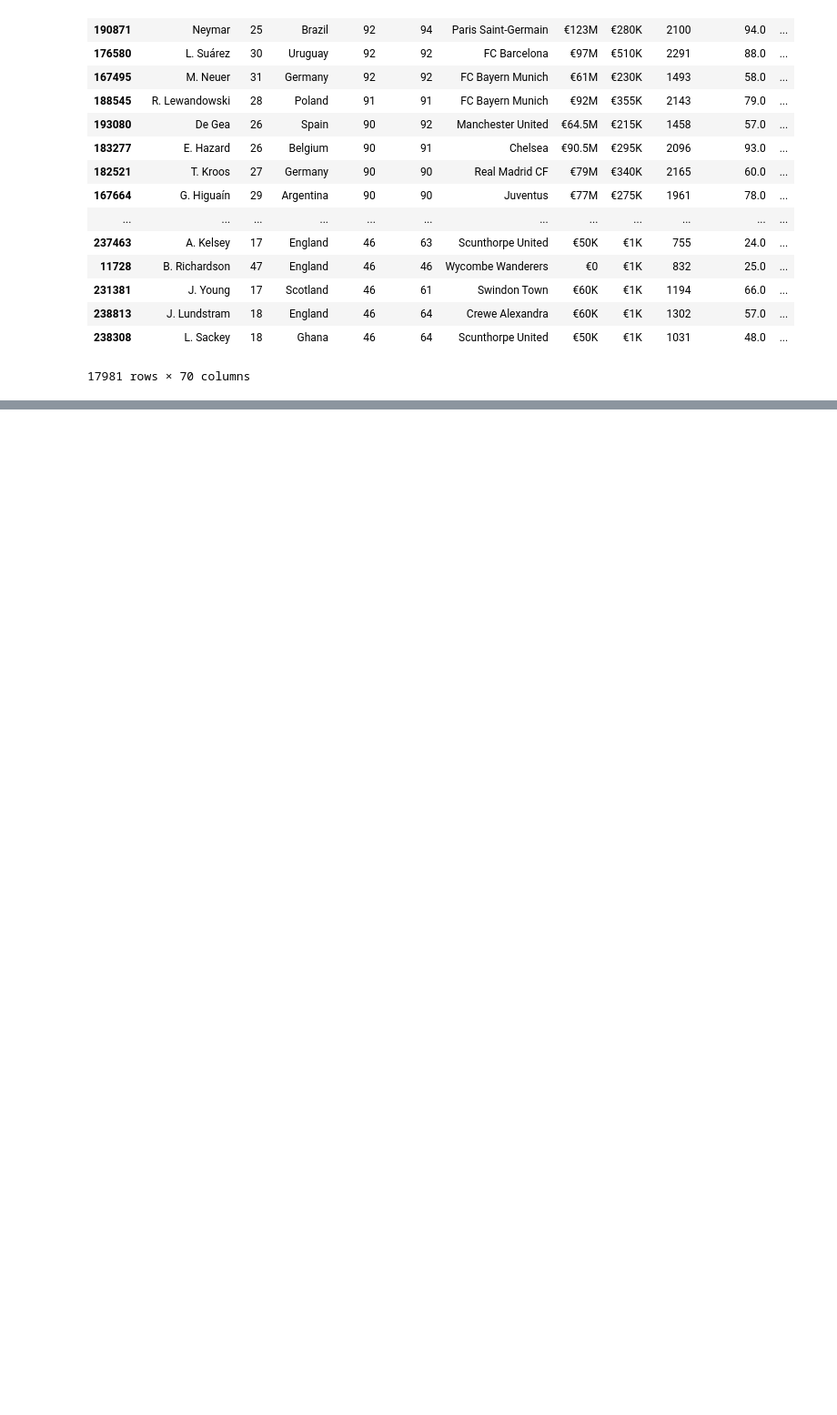
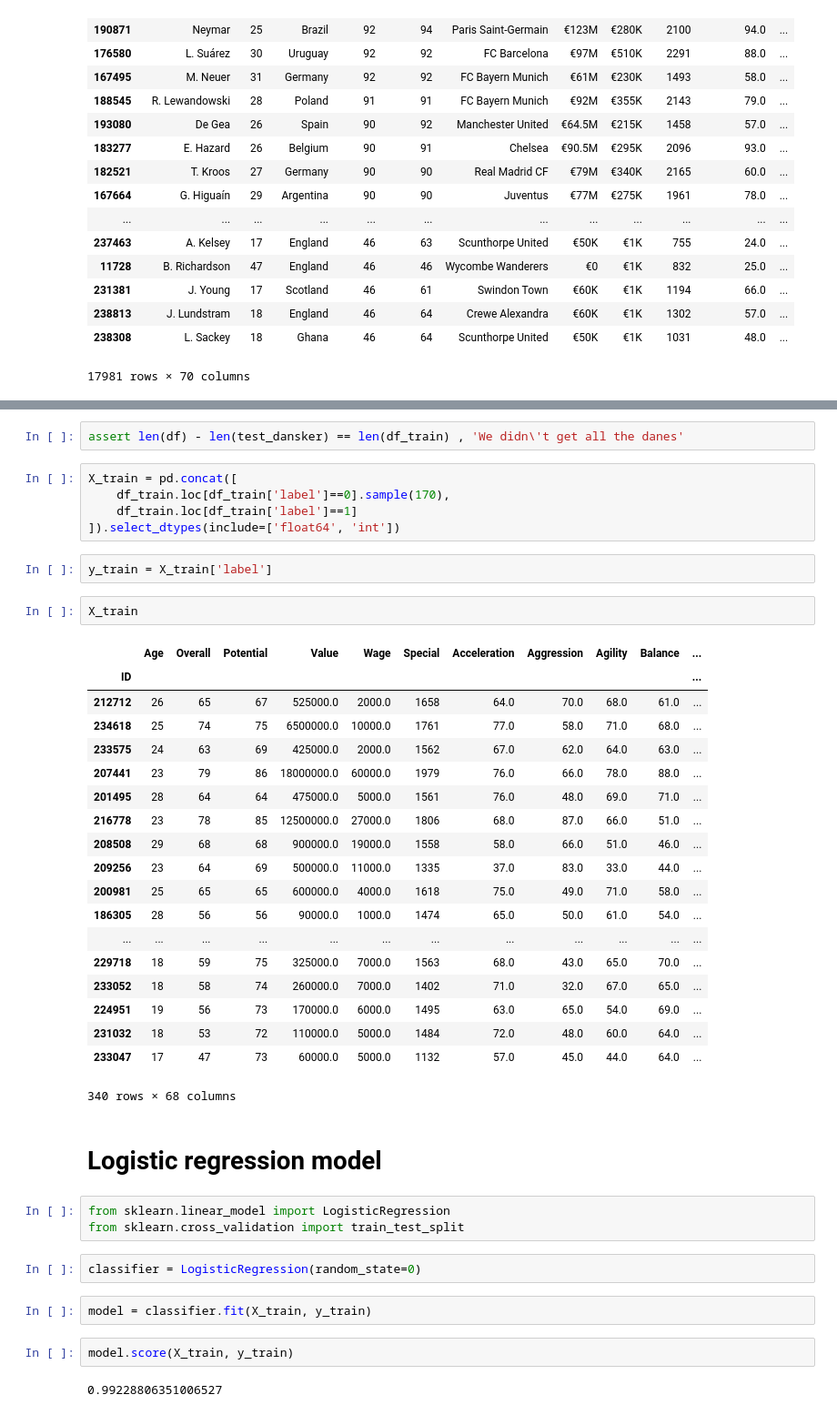
Before and after one commit to mssalvador/Fifa2018, a Jupyter notebook: Teknisk Tirsdag Tutorial.ipynb, the cells around one changed output, grey strips where cells are left out. Shown at 91% size. Drawn from its saved outputs; the diff is of its cells as text; blank space fills up the shorter version.

```diff
--- a/Teknisk Tirsdag Tutorial.ipynb
+++ b/Teknisk Tirsdag Tutorial.ipynb
@@ -71,0 +147,44 @@ df
+# %%
+assert len(df) - len(test_dansker) == len(df_train) , 'We didn\'t get all the danes'
+# %%
+X_train = pd.concat([
+    df_train.loc[df_train['label']==0].sample(170),
+    df_train.loc[df_train['label']==1]
+]).select_dtypes(include=['float64', 'int'])
+# %%
+y_train = X_train['label']
+# %%
+X_train
+# %% [output]
+|  | Age | Overall | Potential | Value | Wage | Special | Acceleration | Aggression | Agility | Balance | ... |
+| ID |  |  |  |  |  |  |  |  |  |  | ... |
+| 212712 | 26 | 65 | 67 | 525000.0 | 2000.0 | 1658 | 64.0 | 70.0 | 68.0 | 61.0 | ... |
+| 234618 | 25 | 74 | 75 | 6500000.0 | 10000.0 | 1761 | 77.0 | 58.0 | 71.0 | 68.0 | ... |
+| 233575 | 24 | 63 | 69 | 425000.0 | 2000.0 | 1562 | 67.0 | 62.0 | 64.0 | 63.0 | ... |
+| 207441 | 23 | 79 | 86 | 18000000.0 | 60000.0 | 1979 | 76.0 | 66.0 | 78.0 | 88.0 | ... |
+| 201495 | 28 | 64 | 64 | 475000.0 | 5000.0 | 1561 | 76.0 | 48.0 | 69.0 | 71.0 | ... |
+| 216778 | 23 | 78 | 85 | 12500000.0 | 27000.0 | 1806 | 68.0 | 87.0 | 66.0 | 51.0 | ... |
+| 208508 | 29 | 68 | 68 | 900000.0 | 19000.0 | 1558 | 58.0 | 66.0 | 51.0 | 46.0 | ... |
+| 209256 | 23 | 64 | 69 | 500000.0 | 11000.0 | 1335 | 37.0 | 83.0 | 33.0 | 44.0 | ... |
+| 200981 | 25 | 65 | 65 | 600000.0 | 4000.0 | 1618 | 75.0 | 49.0 | 71.0 | 58.0 | ... |
+| 186305 | 28 | 56 | 56 | 90000.0 | 1000.0 | 1474 | 65.0 | 50.0 | 61.0 | 54.0 | ... |
+| ... | ... | ... | ... | ... | ... | ... | ... | ... | ... | ... | ... |
+| 229718 | 18 | 59 | 75 | 325000.0 | 7000.0 | 1563 | 68.0 | 43.0 | 65.0 | 70.0 | ... |
+| 233052 | 18 | 58 | 74 | 260000.0 | 7000.0 | 1402 | 71.0 | 32.0 | 67.0 | 65.0 | ... |
+| 224951 | 19 | 56 | 73 | 170000.0 | 6000.0 | 1495 | 63.0 | 65.0 | 54.0 | 69.0 | ... |
+| 231032 | 18 | 53 | 72 | 110000.0 | 5000.0 | 1484 | 72.0 | 48.0 | 60.0 | 64.0 | ... |
+| 233047 | 17 | 47 | 73 | 60000.0 | 5000.0 | 1132 | 57.0 | 45.0 | 44.0 | 64.0 | ... |
+340 rows × 68 columns
+# %% [markdown]
+# Logistic regression model
+# %%
+from sklearn.linear_model import LogisticRegression
+from sklearn.cross_validation import train_test_split
+# %%
+classifier = LogisticRegression(random_state=0)
+# %%
+model = classifier.fit(X_train, y_train)
+# %%
+model.score(X_train, y_train)
+# %% [output]
+0.99228806351006527
```
Also changed, not shown: parts of 13 cells of this notebook.
